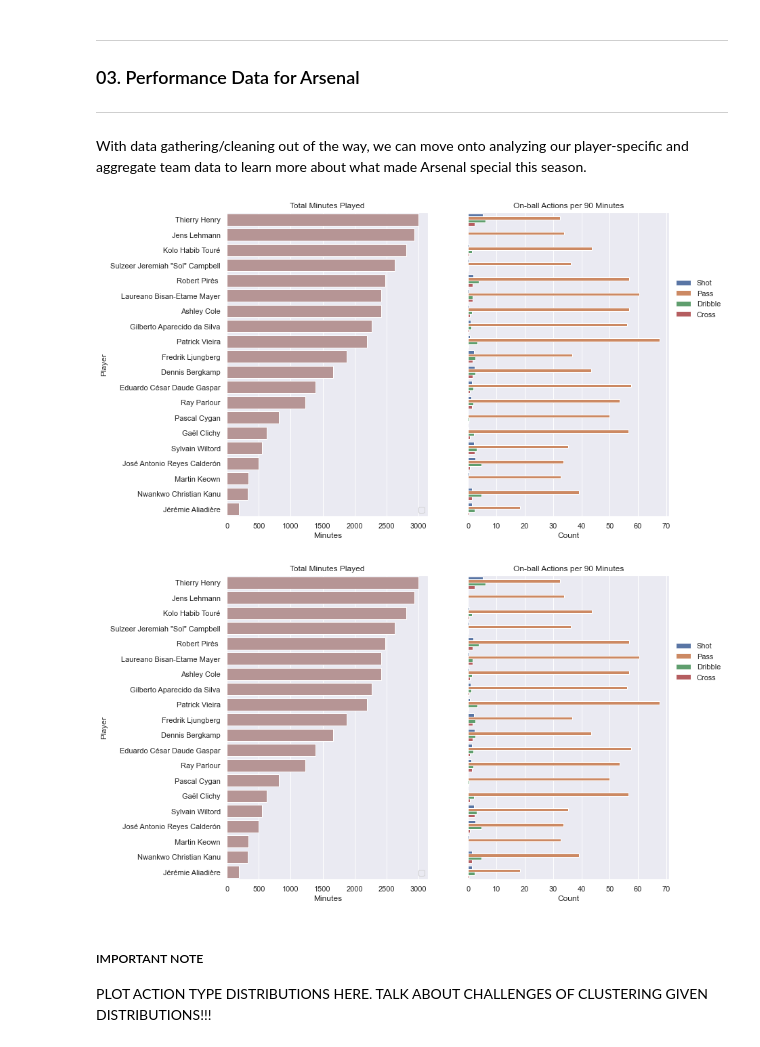
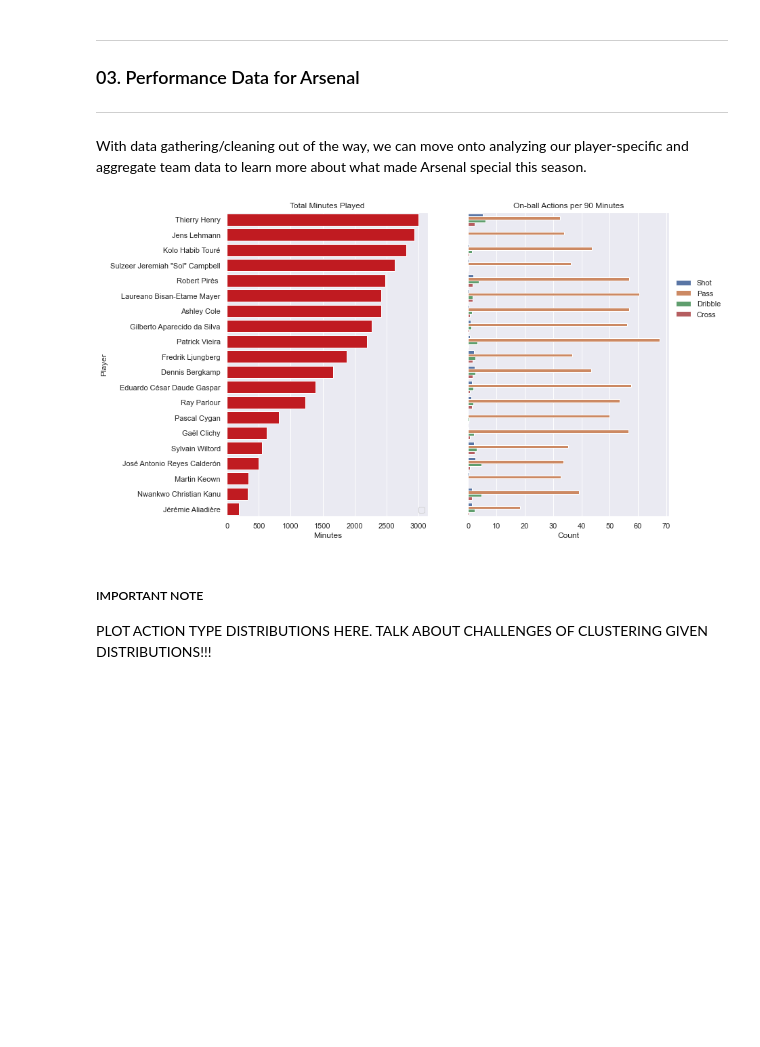
Before and after one commit to lucas-nelson-uiuc/stat430_unsupervised_project, a Jupyter notebook: soccer_project.ipynb, the cells around one changed output. Drawn from its saved outputs; the diff is of its cells as text; code cells hidden in the pictures; blank space fills up the shorter version.

```diff
--- a/soccer_project.ipynb
+++ b/soccer_project.ipynb
@@ -201,33 +186,57 @@ total_minutes_dict = total_minutes_df.to_dict()
 ---
 
 With data gathering/cleaning out of the way, we can move onto analyzing our player-specific and aggregate team data to learn more about what made Arsenal special this season.
+# %%
+def plt_actions_distribtuion(master_df, total_minutes_df):
+
+    f, axs = plt.subplots(nrows=1, ncols=2, sharey=True)
+    sns_df = master_df.groupby(['player', 'type']).agg({'location_x':'count'}).rename(columns={'location_x':'count'}).reset_index()
+    sns_upgrade_df = pd.merge(
+        sns_df,
+        total_minutes_df.reset_index('match_id', drop=True).groupby('player').sum().reset_index(),
+        on='player'
+    )
+    sns_upgrade_df['per_90'] = sns_upgrade_df['count'] * 90 / sns_upgrade_df['minutes']
+
+    sns.barplot(y='player', x='minutes', color='#ba495c', data=sns_upgrade_df.sort_values('minutes', ascending=False), ax=axs[0])
+    sns.barplot(y='player', x='per_90', hue='type', data=sns_upgrade_df.sort_values('minutes', ascending=False), ax=axs[1])
+
+    axs[0].set_title('Total Minutes Played')
+    axs[1].set_title('On-ball Actions per 90 Minutes')
+    axs[0].set_xlabel('Minutes')
+    axs[1].set_xlabel('Count')
+    axs[0].set_ylabel('Player')
+    axs[1].set_ylabel('')
+    axs[0].legend([])
+    axs[1].legend(bbox_to_anchor=(1,0.8), frameon=False)
+
+    plt.show()
 # %%
 # f, axs = plt.subplots(nrows=1, ncols=2, sharey=True)
 # sns_df = master_df.groupby(['player', 'type']).agg({'location_x':'count'}).rename(columns={'location_x':'count'}).reset_index()
 # sns_upgrade_df = pd.merge(
 #     sns_df,
 #     total_minutes_df.reset_index('match_id', drop=True).groupby('player').sum().reset_index(),
 #     on='player'
 # )
 # sns_upgrade_df['per_90'] = sns_upgrade_df['count'] * 90 / sns_upgrade_df['minutes']
 
 # sns.barplot(y='player', x='minutes', color='rosybrown', data=sns_upgrade_df.sort_values('minutes', ascending=False), ax=axs[0])
 # sns.barplot(y='player', x='per_90', hue='type', data=sns_upgrade_df.sort_values('minutes', ascending=False), ax=axs[1])
 
 # axs[0].set_title('Total Minutes Played')
 # axs[1].set_title('On-ball Actions per 90 Minutes')
 # axs[0].set_xlabel('Minutes')
 # axs[1].set_xlabel('Count')
 # axs[0].set_ylabel('Player')
 # axs[1].set_ylabel('')
 # axs[0].legend([])
 # axs[1].legend(bbox_to_anchor=(1,0.8), frameon=False)
 # plt.show()
 
-pf.plt_actions_per_match(master_df, total_minutes_df)
+plt_actions_distribtuion(master_df, total_minutes_df)
 # %% [output]
-[figure, old version]
+[figure, new version]
-[figure, removed]
 # %% [markdown]
 ##### IMPORTANT NOTE
 
```
Also changed, not shown: parts of 6 cells of this notebook, 1 other file.
